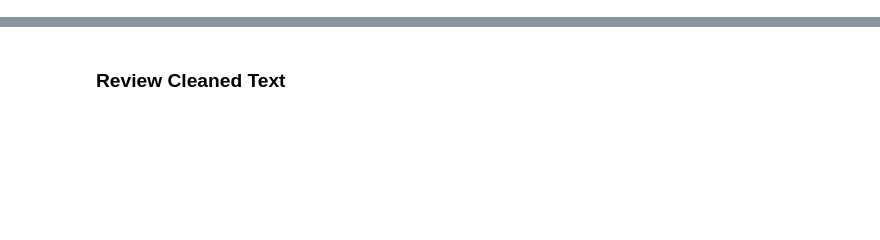
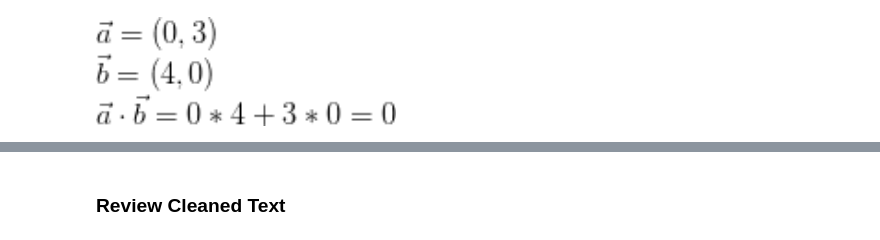
Before and after one commit to Alexjmsherman/nlp_practicum_original, a Jupyter notebook: lessons/lesson10_text_similarity/text_similarity_solution.ipynb, the cells around one changed output, grey strips where cells are left out. Cells and saved outputs as stored; diff of their text form; code cells hidden in the pictures; blank space fills up the shorter version.

```diff
--- a/lessons/lesson10_text_similarity/text_similarity_solution.ipynb
+++ b/lessons/lesson10_text_similarity/text_similarity_solution.ipynb
@@ -28,0 +125,5 @@ NameError: name 'ConfigParser' is not defined
+# %%
+# example dot product calculation
+Image("../../raw_data/images/dot_product_calculation.png", width=300, height=300)
+# %% [output]
+[figure, added]
```
Also changed, not shown: parts of 62 cells of this notebook.
